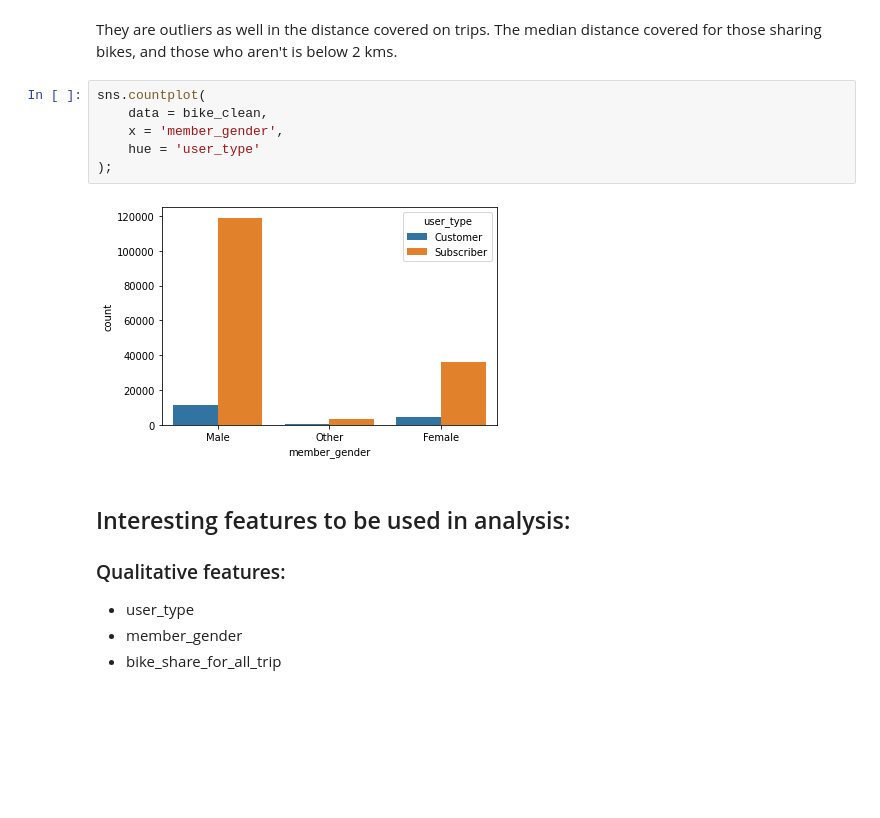
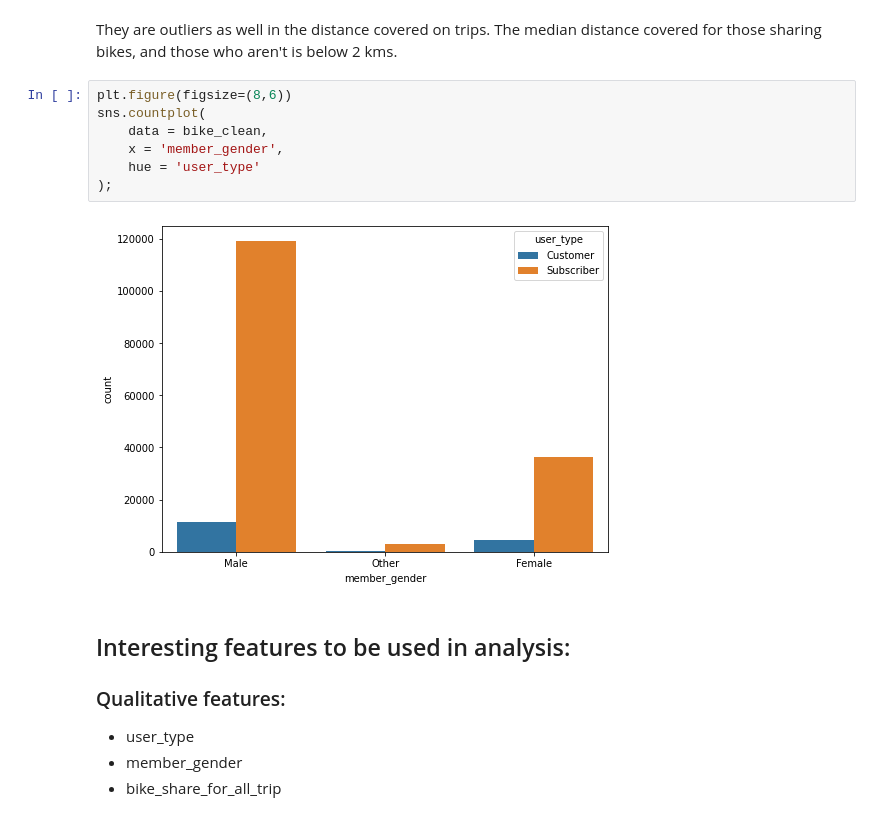
Before and after one commit to sibanda1989/udacity-viz-project, a Jupyter notebook: DataVizHS150922BikeData_v2.ipynb, the cells around one changed output. Saved outputs shown, nothing was run; the diff lists cells and outputs as text; blank space fills up the shorter version.

```diff
--- a/DataVizHS150922BikeData_v2.ipynb
+++ b/DataVizHS150922BikeData_v2.ipynb
@@ -505,13 +613,14 @@ sns.catplot(
 # %% [markdown]
 They are outliers as well in the distance covered on trips. The median distance covered for those sharing bikes, and those who aren't is below 2 kms.
 # %%
+plt.figure(figsize=(8,6))
 sns.countplot(
     data = bike_clean,
     x = 'member_gender',
     hue = 'user_type'
 );
 # %% [output]
-[figure, old version]
+[figure, new version]
 # %% [markdown]
 ## Interesting features to be used in analysis:
 
```
Also changed, not shown: parts of 35 cells of this notebook, 1 other file.
